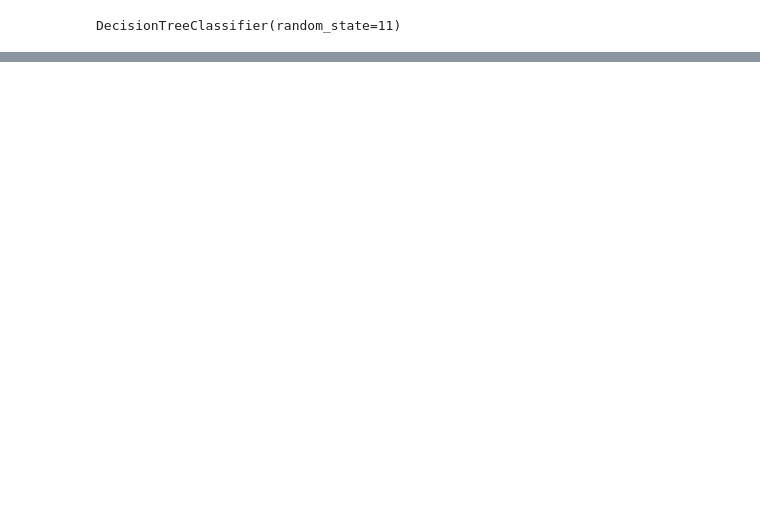
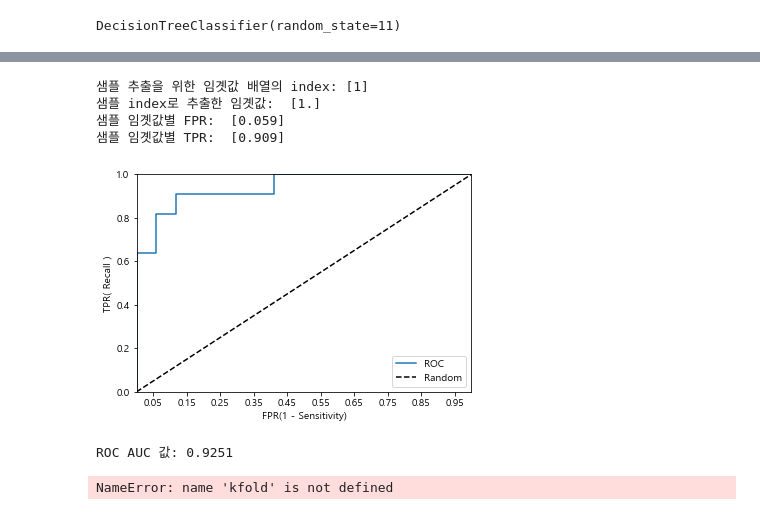
Before and after one commit to KJH3024/test, a Jupyter notebook: 프로젝트1/tree.ipynb, the cells around one changed output, grey strips where cells are left out. Drawn from its saved outputs; the diff is of its cells as text; code cells hidden in the pictures; blank space fills up the shorter version.

```diff
--- a/프로젝트1/tree.ipynb
+++ b/프로젝트1/tree.ipynb
@@ -138,0 +557,76 @@ sns.barplot(x=df_clf.feature_importances_, y=data.columns)
+# %%
+from sklearn.metrics import roc_curve
+
+# 레이블 값이 1일때의 예측 확률
+pred_proba_class1 = dt_clf.predict_proba(X_test)[:, 1]
+
+fprs, tprs, thresholds = roc_curve(y_test, pred_proba_class1)
+# thresholds[0]은 max(예측확률)+1로 임의 설정. 이를 제외하기 위해 np.arange는 1부터 시작
+thr_index = np.arange(1, thresholds.shape[0], 5)
+
+print('샘플 추출을 위한 임곗값 배열의 index:', thr_index)
+print('샘플 index로 추출한 임곗값: ', np.round(thresholds[thr_index], 2))
+
+print('샘플 임곗값별 FPR: ', np.round(fprs[thr_index], 3))
+print('샘플 임곗값별 TPR: ', np.round(tprs[thr_index], 3))
+# %% [output]
+샘플 추출을 위한 임곗값 배열의 index: [1]
+샘플 index로 추출한 임곗값:  [1.]
+샘플 임곗값별 FPR:  [0.059]
+샘플 임곗값별 TPR:  [0.909]
+# %%
+def roc_curve_plot(y_test, pred_proba_c1):
+    # 임곗값에 따른 FPR, TPR 값
+    fprs, tprs, thresholds = roc_curve(y_test, pred_proba_c1)
+    # ROC 곡선
+    plt.plot(fprs, tprs, label="ROC")
+    # 가운데 대각선 점선
+    plt.plot([0, 1], [0, 1], 'k--', label='Random')
+
+    # FPR X 축의 Scale을 0.1 단위로 변경, X, Y축 명 설정
+    start, end = plt.xlim()
+    plt.xticks(np.round(np.arange(start, end, 0.1), 2))
+    plt.xlim(0, 1)
+    plt.ylim(0, 1)
+    plt.xlabel('FPR(1 - Sensitivity)')
+    plt.ylabel('TPR( Recall )')
+    plt.legend()
+
+roc_curve_plot(y_test, pred_proba[:, 1])
+# %% [output]
+[figure, added]
+# %%
+from sklearn.metrics import roc_auc_score
+
+pred_proba = dt_clf.predict_proba(X_test)[:, 1]
+roc_score = roc_auc_score(y_test, pred_proba)
+print('ROC AUC 값: {0:.4f}'.format(roc_score))
+# %% [output]
+ROC AUC 값: 0.9251
+# %%
+cv_accuracy = []
+n_iter = 0
+
+for train_index, test_index in kfold.split(data):
+    X_train, X_test = data.iloc[train_index], data.iloc[test_index]
+    y_train, y_test = target.iloc[train_index], target.iloc[test_index]
+
+    dt_clf.fit(X_train, y_train)
+    pred = dt_clf.predict(X_test)
+    n_iter += 1
+
+    accuracy = np.round(accuracy_score(y_test, pred), 4)
+    train_size = X_train.shape[0]
+    test_size = X_test.shape[0]
+    print('\n#{0} 교차 검증 정확도 :{1}, 학습 데이터 크기: {2}, 검증데이터 크기: {3}'.format(n_iter, accuracy, train_size, test_size))
+    print('#{0} 검증 세트 인덱스:{1}'.format(n_iter, test_index))
+
+    label_train = target.iloc[train_index]
+    label_test = target.iloc[test_index]
+    print('학습 레이블 데이터 분포:\n', label_train.value_counts())
+    print('검증 레이블 데이터 분포:\n', label_test.value_counts())
+    cv_accuracy.append(accuracy)
+
+print('\n## 평균 검증 정확도:', np.mean(cv_accuracy))
+# %% [output]
+NameError: name 'kfold' is not defined
```
Also changed, not shown: parts of 42 cells of this notebook, 32 other files.
